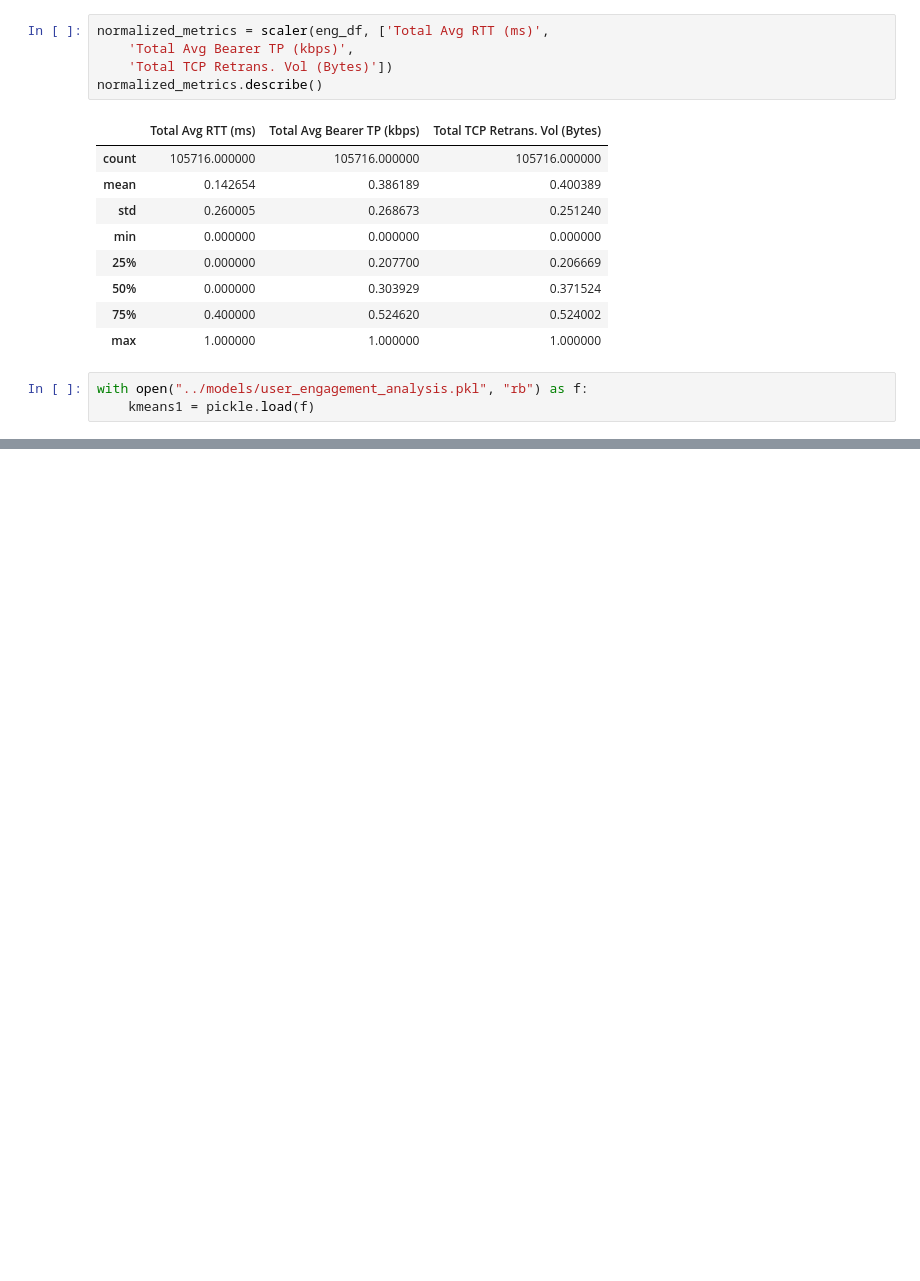
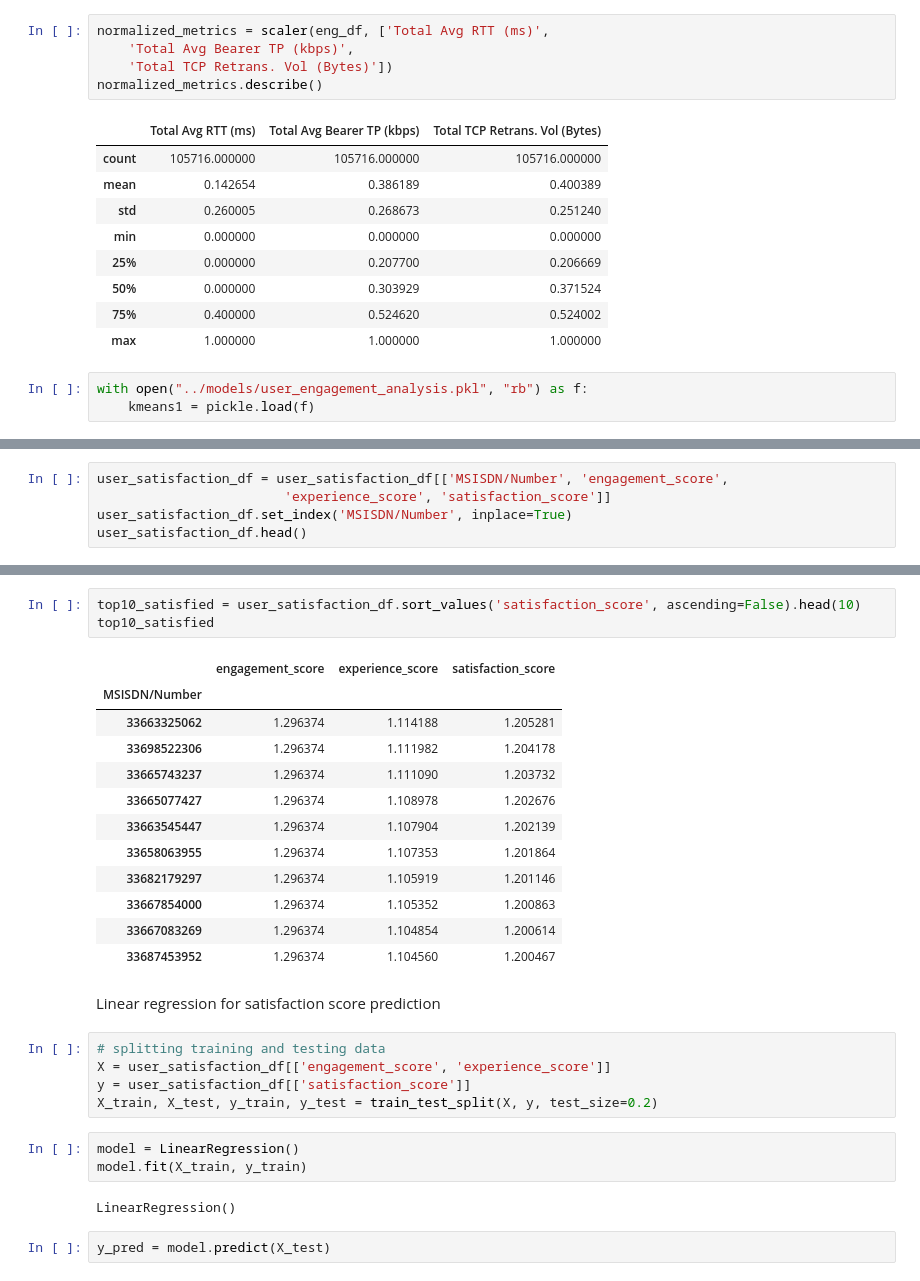
Before and after one commit to mahbubah/Telecom_DataAnalysis, a Jupyter notebook: notebooks/Satisfaction Analysis.ipynb, the cells around one changed output, grey strips where cells are left out. Drawn from its saved outputs; the diff is of its cells as text; blank space fills up the shorter version.

```diff
--- a/notebooks/Satisfaction Analysis.ipynb
+++ b/notebooks/Satisfaction Analysis.ipynb
@@ -71,0 +159,5 @@ with open("../models/user_engagement_analysis.pkl", "rb") as f:
+# %%
+user_satisfaction_df = user_satisfaction_df[['MSISDN/Number', 'engagement_score',
+                        'experience_score', 'satisfaction_score']]
+user_satisfaction_df.set_index('MSISDN/Number', inplace=True)
+user_satisfaction_df.head()
@@ -71,0 +172,30 @@ with open("../models/user_engagement_analysis.pkl", "rb") as f:
+# %%
+top10_satisfied = user_satisfaction_df.sort_values('satisfaction_score', ascending=False).head(10)
+top10_satisfied
+# %% [output]
+|  | engagement_score | experience_score | satisfaction_score |
+| MSISDN/Number |  |  |  |
+| 33663325062 | 1.296374 | 1.114188 | 1.205281 |
+| 33698522306 | 1.296374 | 1.111982 | 1.204178 |
+| 33665743237 | 1.296374 | 1.111090 | 1.203732 |
+| 33665077427 | 1.296374 | 1.108978 | 1.202676 |
+| 33663545447 | 1.296374 | 1.107904 | 1.202139 |
+| 33658063955 | 1.296374 | 1.107353 | 1.201864 |
+| 33682179297 | 1.296374 | 1.105919 | 1.201146 |
+| 33667854000 | 1.296374 | 1.105352 | 1.200863 |
+| 33667083269 | 1.296374 | 1.104854 | 1.200614 |
+| 33687453952 | 1.296374 | 1.104560 | 1.200467 |
+# %% [markdown]
+Linear regression for satisfaction score prediction
+# %%
+# splitting training and testing data
+X = user_satisfaction_df[['engagement_score', 'experience_score']]
+y = user_satisfaction_df[['satisfaction_score']]
+X_train, X_test, y_train, y_test = train_test_split(X, y, test_size=0.2)
+# %%
+model = LinearRegression()
+model.fit(X_train, y_train)
+# %% [output]
+LinearRegression()
+# %%
+y_pred = model.predict(X_test)
```
Also changed, not shown: parts of 15 cells of this notebook, 1 other file.
